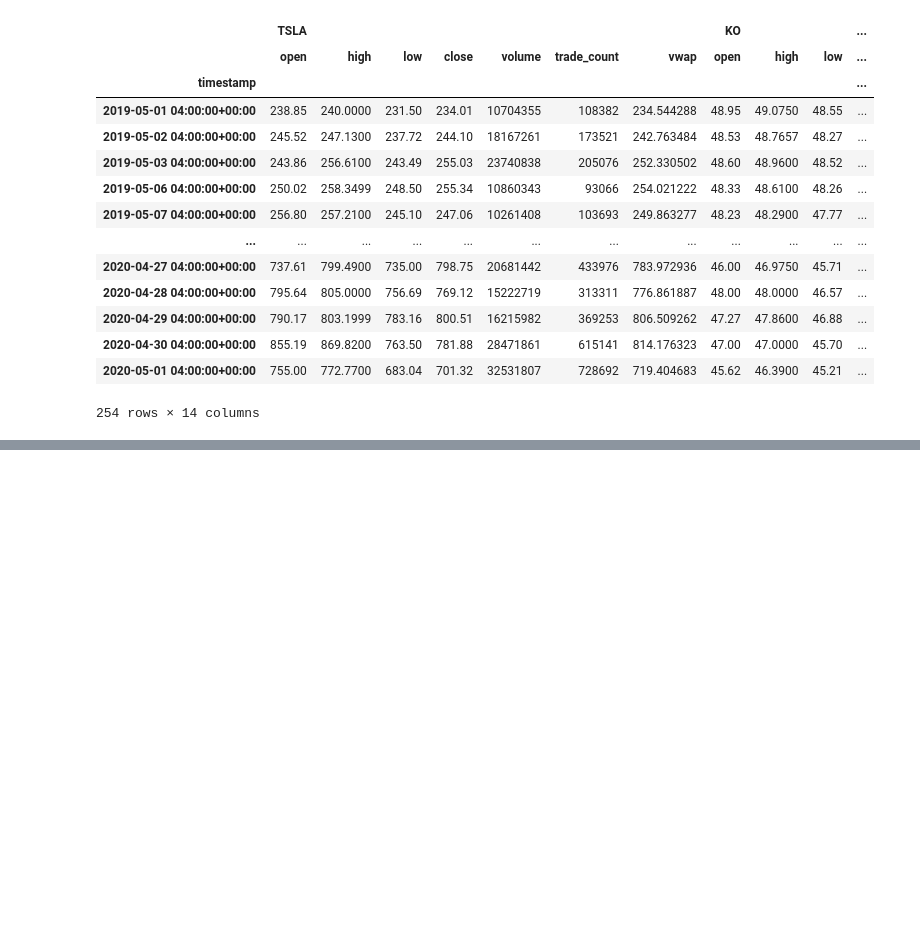
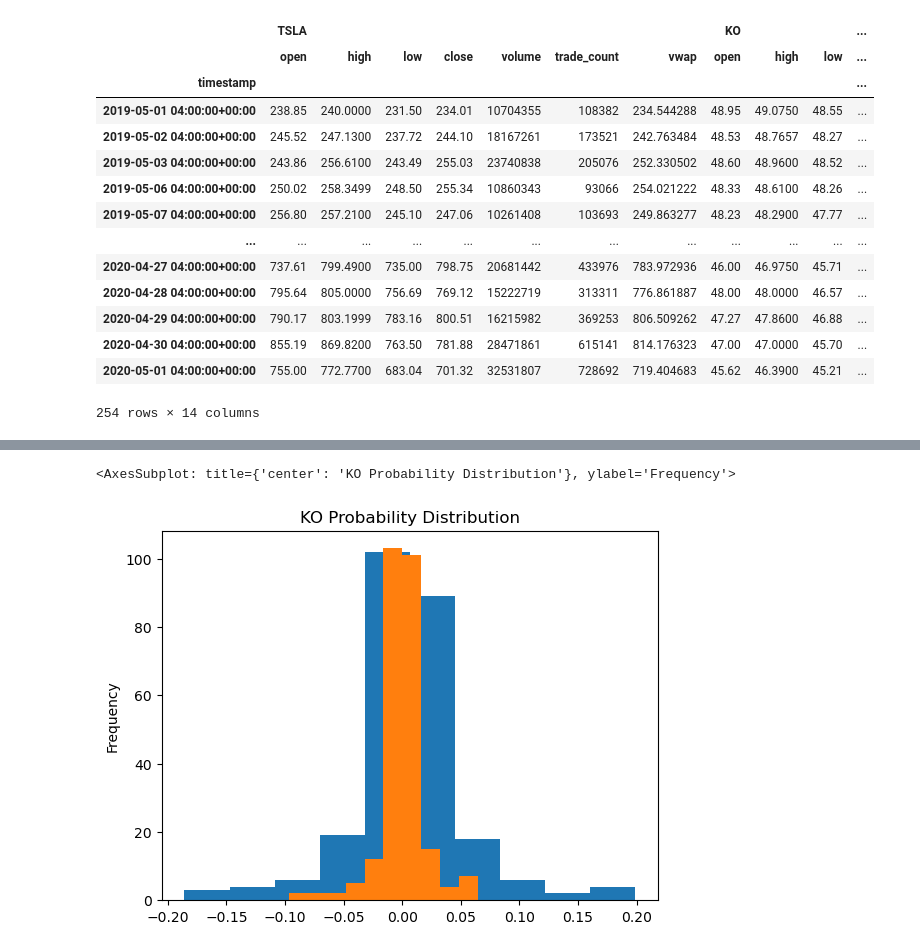
Before and after one commit to SkyRanger05/Online-Course-12-12-22, a Jupyter notebook: UC_BERKLEY_BOOTCAMP_FinTech_coding-exercises/Module5/prob_distr.ipynb, the cells around one changed output, grey strips where cells are left out. Cells and saved outputs as stored; diff of their text form; code cells hidden in the pictures; blank space fills up the shorter version.

Commit message:
Coded volatility distribution and added visuals

```diff
--- a/UC_BERKLEY_BOOTCAMP_FinTech_coding-exercises/Module5/prob_distr.ipynb
+++ b/UC_BERKLEY_BOOTCAMP_FinTech_coding-exercises/Module5/prob_distr.ipynb
@@ -77,3 +77,12 @@ prices_df
 | 2020-04-30 04:00:00+00:00 | 855.19 | 869.8200 | 763.50 | 781.88 | 28471861 | 615141 | 814.176323 | 47.00 | 47.0000 | 45.70 | ... |
 | 2020-05-01 04:00:00+00:00 | 755.00 | 772.7700 | 683.04 | 701.32 | 32531807 | 728692 | 719.404683 | 45.62 | 46.3900 | 45.21 | ... |
 254 rows × 14 columns
+# %%
+closing_prices_df = pd.DataFrame()
+
+closing_prices_df['KO']= prices_df['KO']['close']
+closing_prices_df['TSLA'] = prices_df['TSLA']['close']
+
+closing_prices_df.index = closing_prices_df.index.date
+
+closing_prices_df
@@ -79,0 +103,3 @@ prices_df
+# %%
+daily_returns_df = closing_prices_df.pct_change().dropna()
+daily_returns_df.head()
@@ -79,0 +125,11 @@ prices_df
+# %%
+daily_returns_df['TSLA'].plot.hist(
+    title='TSLA Probability Distribution'
+)
+
+daily_returns_df['KO'].plot.hist(
+    title = 'KO Probability Distribution'
+)
+# %% [output]
+<AxesSubplot: title={'center': 'KO Probability Distribution'}, ylabel='Frequency'>
+[figure, added]
```
Also changed, not shown: parts of 4 cells of this notebook.
